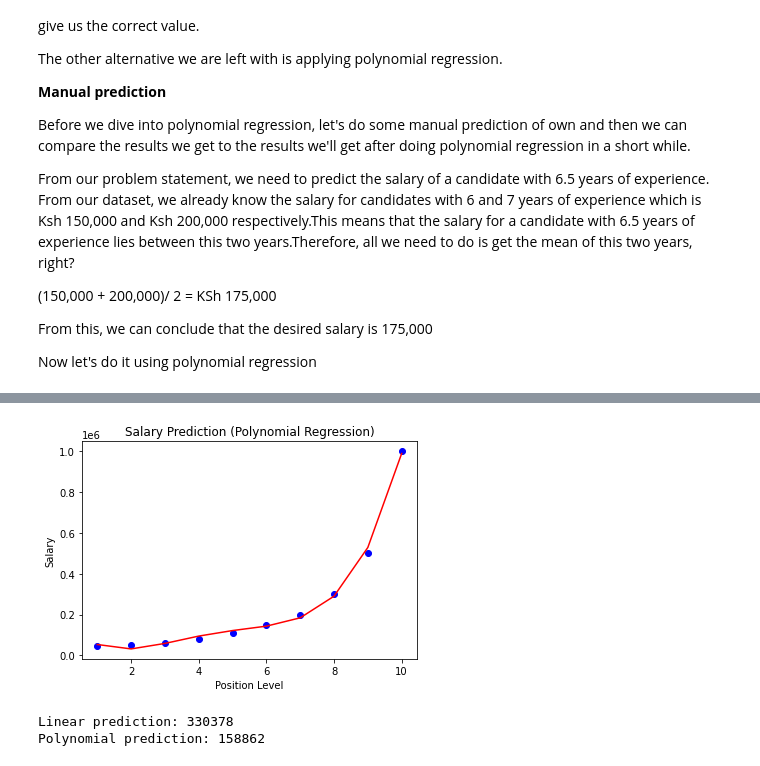
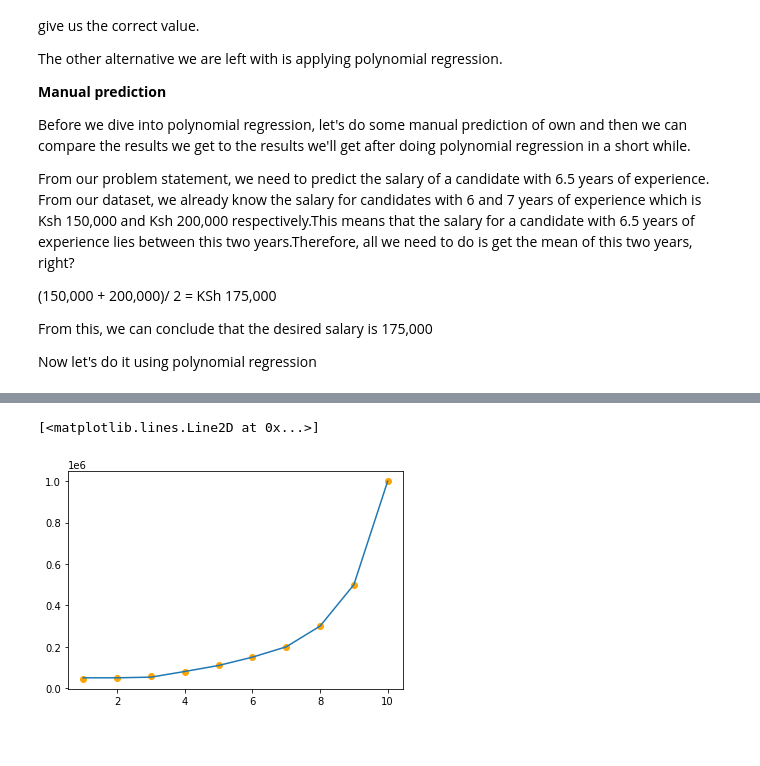
Before and after one commit to cnyakundi/machine-learning-001, a Jupyter notebook: Tuesday/polynomial_regression.ipynb, the cells around one changed output, grey strips where cells are left out. Cells and saved outputs as stored; diff of their text form; code cells hidden in the pictures.

```diff
--- a/Tuesday/polynomial_regression.ipynb
+++ b/Tuesday/polynomial_regression.ipynb
@@ -156,34 +156,16 @@ plt.show()
-# %%
-# Now we know where our cap is, let's decrease the degrees slightly
-
-# Fit polynomial Regression to the dataset
-poly_reg_4 = PolynomialFeatures(degree = 4)
-X_poly = poly_reg_4.fit_transform(X)
-
-
-pol_reg = LinearRegression()
-pol_reg.fit(X_poly, y)
-
-#Visualize the Polynomial Regression results
-plt.scatter(X, y, color='blue') # You can put any color you like. This just helps us highlight the data points
-plt.plot(X, pol_reg.predict(X_poly), color='red')
-plt.title('Salary Prediction (Polynomial Regression)')
-plt.xlabel('Position Level')
-plt.ylabel('Salary')
-plt.show()
-# %% [output]
-[figure, removed]
-# %%
-# Predict using linear regression
-lin_pred = reg_line.predict([[6.5]])
-print('Linear prediction: %d' %lin_pred)
-
-# Predict using Polynomial Regression
-poly_pred = pol_reg.predict(poly_reg_4.fit_transform([[6.5]]))
-print('Polynomial prediction: %d' %poly_pred)
-
-# We can also get the predictions as an array
-poly_arr_pred = pol_reg.predict(poly_reg_4.fit_transform(X))
-# %% [output]
-Linear prediction: 330378
-Polynomial prediction: 158862
+# %%
+poly_reg=PolynomialFeatures(degree=20)
+
+poly_reg_f=poly_reg.fit_transform(X)
+
+pl=LinearRegression()
+
+pl.fit(poly_reg_f,y)
+
+
+plt.scatter(X, y, color='orange')
+
+plt.plot(X,pl.predict(poly_reg_f) )
+# %% [output]
+[<matplotlib.lines.Line2D at 0x...>]
+[figure, added]
```
Also changed, not shown: parts of 17 cells of this notebook, 8 other files.
